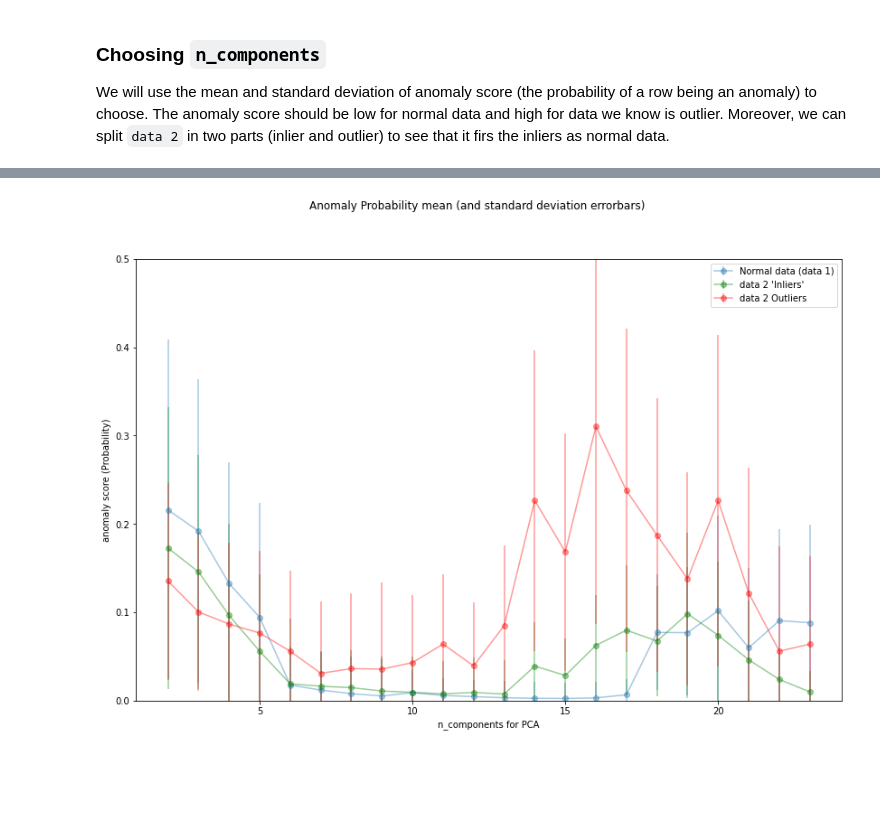
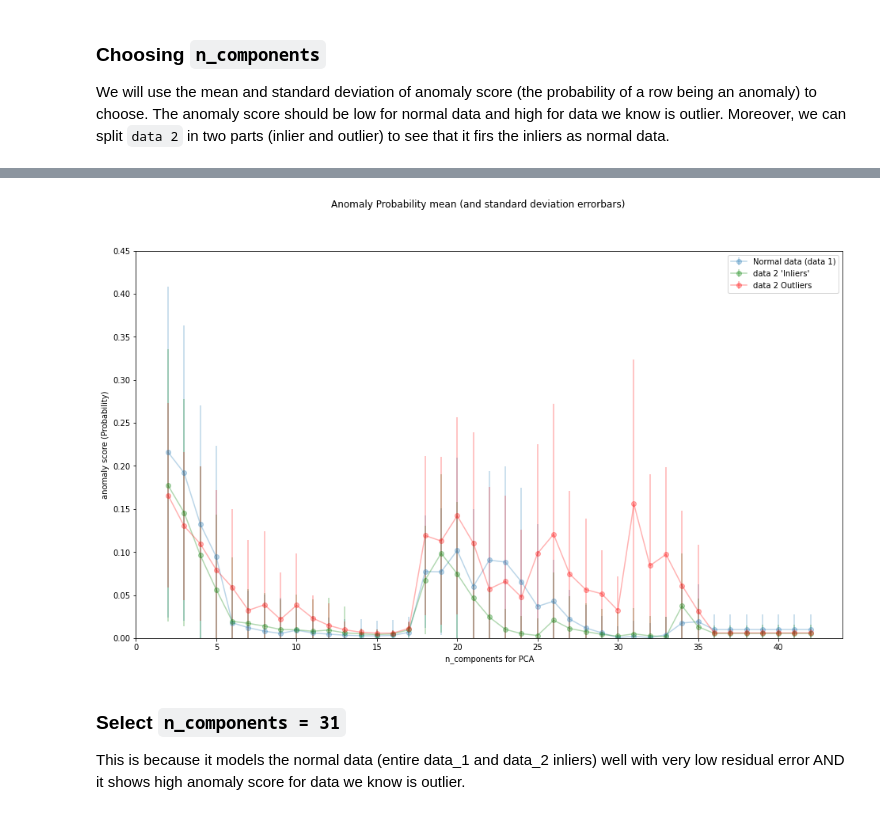
Before and after one commit to sharwinbobde/cyber-data-analytics, a Jupyter notebook: Part-2/task_3_sharwin.ipynb, the cells around one changed output, grey strips where cells are left out. Saved outputs shown, nothing was run; the diff lists cells and outputs as text; code cells hidden in the pictures; blank space fills up the shorter version.

```diff
--- a/Part-2/task_3_sharwin.ipynb
+++ b/Part-2/task_3_sharwin.ipynb
@@ -49,21 +49,29 @@ pca = PCA_Component()
 pca.set_X(X)
 
 per_n_components = []
-for i in range(22):
-    n_components = i+2 # start with 2 components
+per_n_components_R = []
+
+for n_components in range(2, 43): # try all possible n_components
     pca.PCA_fit_transform(n_components)
     score = pca.anomaly_score(X)
     per_n_components.append(score)
 
+    R = pca.calculate_residual(X)
+    R = np.sum(R, axis=1) # sum up residuals for all signals
+    per_n_components_R.append(R)
+
 mean_ = np.mean(per_n_components, axis=1)
 std_ = np.std(per_n_components, axis=1)
+mean_R = np.mean(per_n_components_R, axis=1)
+std_R= np.std(per_n_components_R, axis=1)
 
-fig = plt.figure(figsize=(14, 9))
-fig.suptitle("Anomaly Probability mean (and standard deviation errorbars) for Normal Data")
-plt.errorbar(x=range(2, 24), y=mean_, yerr=std_, fmt='o-', alpha = 0.4, label="Normal data (data 1)")
+fig = plt.figure(figsize=(16, 9))
+fig.suptitle("Anomaly Probability and Residual mean (and standard deviation errorbars) for Normal Data")
+plt.errorbar(x=range(2, 43), y=mean_, yerr=std_, fmt='o-', alpha = 0.3, label="Anomaly Score")
+plt.errorbar(x=range(2, 43), y=mean_R, yerr=std_R, fmt='o-', alpha = 0.3, label="Residual")
 plt.ylabel('anomaly score (Probability)')
 plt.xlabel('n_components for PCA')
-plt.ylim((0,0.5)) # consistent y-axis
+plt.ylim((0,0.45)) # consistent y-axis
 plt.legend()
 plt.show()
 # %% [output]
@@ -71,38 +79,40 @@ plt.show()
 # %%
 pca = PCA_Component()
 pca.set_X(X) # fit for normal data
 Z = data_2[signals].to_numpy()
 Z_labels = data_2['ATT_FLAG'].to_numpy()
 Z_outlier_indexes = list(np.where(Z_labels == 1))[0]
 Z_inlier_indexes = list(np.where(Z_labels == -999))[0]
 Z_outliers = Z[Z_outlier_indexes, :]
 Z_inliers = Z[Z_inlier_indexes, :]
 
 per_n_components_outlier = []
 per_n_components_inlier = []
-for i in range(22):
-    n_components = i+2 # start with 2 components
+for n_components in range(2, 43): # try all possible n_components
     pca.PCA_fit_transform(n_components)
     score = pca.anomaly_score(Z_outliers)
     per_n_components_outlier.append(score)
     score = pca.anomaly_score(Z_inliers)
     per_n_components_inlier.append(score)
 
 mean_outlier = np.mean(per_n_components_outlier, axis=1)
 std_outlier = np.std(per_n_components_outlier, axis=1)
 mean_inlier = np.mean(per_n_components_inlier, axis=1)
 std_inlier = np.std(per_n_components_inlier, axis=1)
 
 
-fig = plt.figure(figsize=(14, 9))
+fig = plt.figure(figsize=(16, 9))
 fig.suptitle("Anomaly Probability mean (and standard deviation errorbars)")
-plt.errorbar(x=range(2, 24), y=mean_, yerr=std_, fmt='o-', alpha=0.4, label="Normal data (data 1)")
-plt.errorbar(x=range(2, 24), y=mean_inlier, yerr=std_inlier, fmt='o-', alpha=0.4, c='g', label="data 2 'Inliers'")
-plt.errorbar(x=range(2, 24), y=mean_outlier, yerr=std_outlier, fmt='o-', alpha=0.4,c='r', label="data 2 Outliers")
-plt.ylim((0,0.5)) # consistent y-axis
+plt.errorbar(x=range(2, 43), y=mean_, yerr=std_, fmt='o-', alpha=0.3, label="Normal data (data 1)")
+plt.errorbar(x=range(2, 43), y=mean_inlier, yerr=std_inlier, fmt='o-', alpha=0.3, c='g', label="data 2 'Inliers'")
+plt.errorbar(x=range(2, 43), y=mean_outlier, yerr=std_outlier, fmt='o-', alpha=0.3,c='r', label="data 2 Outliers")
+plt.ylim((0,0.45)) # consistent y-axis
 plt.ylabel('anomaly score (Probability)')
 plt.xlabel('n_components for PCA')
 plt.legend()
 plt.show()
 # %% [output]
-[figure, old version]
+[figure, new version]
+# %% [markdown]
+### Select `n_components = 31`
+This is because it models the normal data (entire data_1 and data_2 inliers) well with very low residual error AND it shows high anomaly score for data we know is outlier.
```
Also changed, not shown: parts of 3 cells of this notebook, 1 other file.
